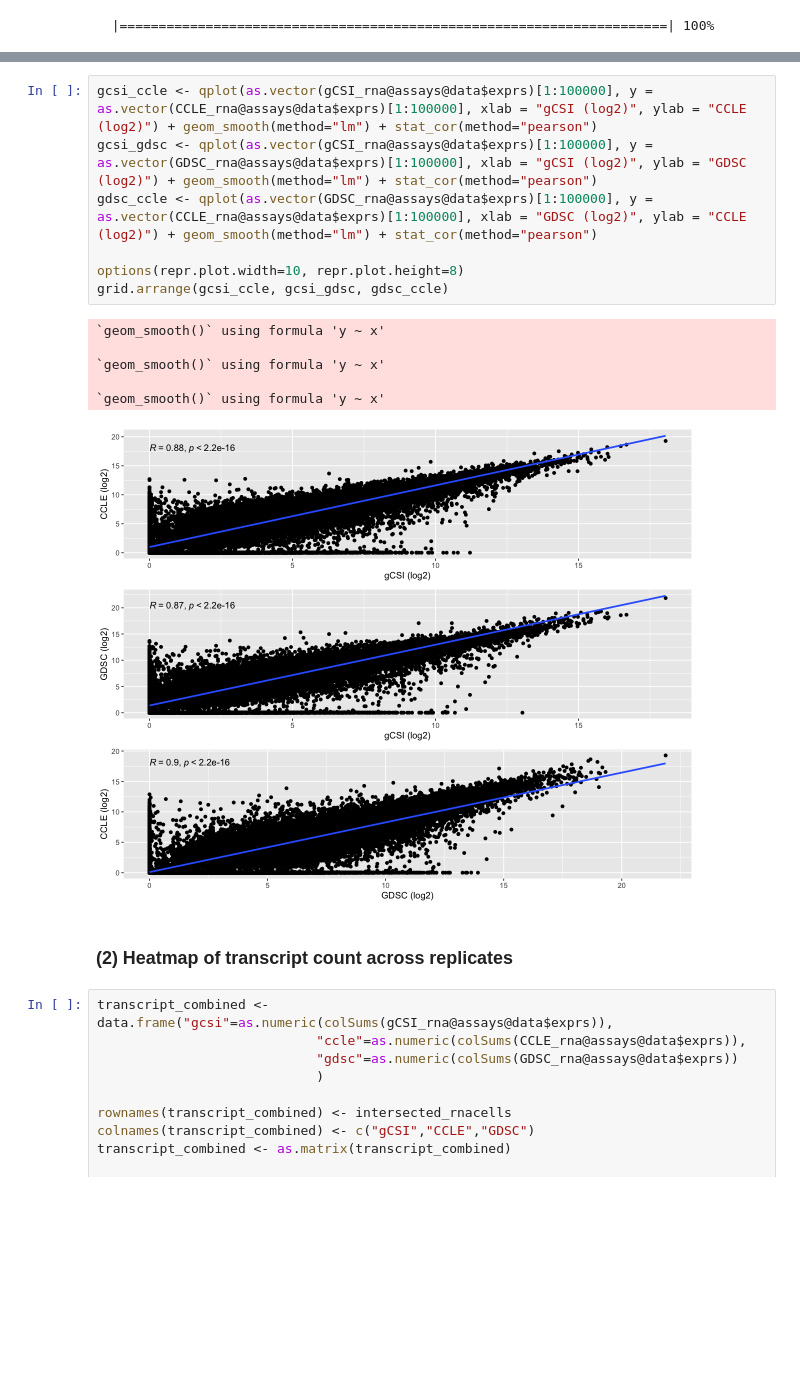
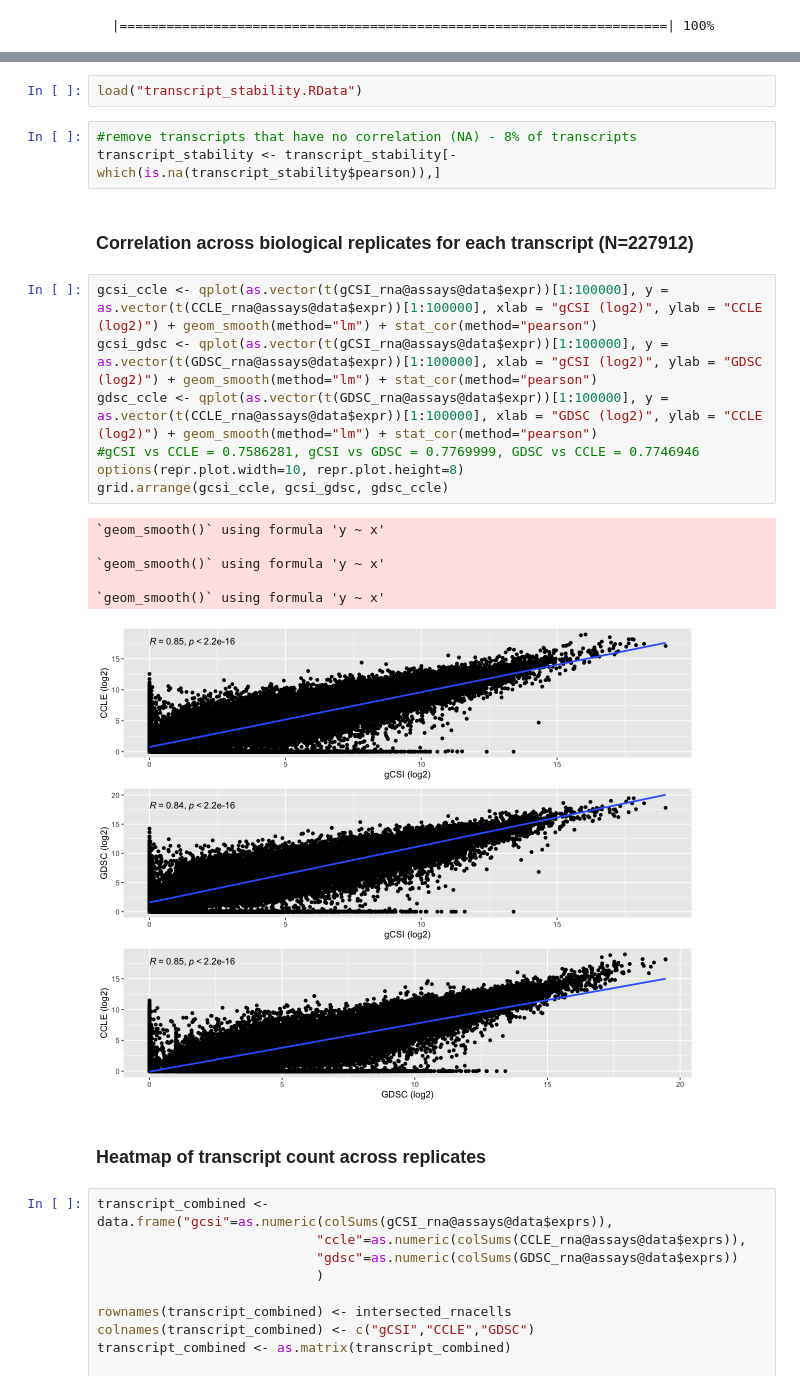
Before and after one commit to anthfm/TranscriptML, a Jupyter notebook: transcript_ML.R.ipynb, the cells around one changed output, grey strips where cells are left out. Cells and saved outputs as stored; diff of their text form; blank space fills up the shorter version.

```diff
--- a/transcript_ML.R.ipynb
+++ b/transcript_ML.R.ipynb
@@ -49,19 +88,26 @@ Summarizing Kallisto_0.46.1.isoforms.counts molecular data for: GDSC_v2
+# %%
+load("transcript_stability.RData")
+# %%
+#remove transcripts that have no correlation (NA) - 8% of transcripts
+transcript_stability <- transcript_stability[-which(is.na(transcript_stability$pearson)),]
+# %% [markdown]
+### Correlation across biological replicates for each transcript (N=227912)
 # %%
-gcsi_ccle <- qplot(as.vector(gCSI_rna@assays@data$exprs)[1:100000], y = as.vector(CCLE_rna@assays@data$exprs)[1:100000], xlab = "gCSI (log2)", ylab = "CCLE (log2)") + geom_smooth(method="lm") + stat_cor(method="pearson")
-gcsi_gdsc <- qplot(as.vector(gCSI_rna@assays@data$exprs)[1:100000], y = as.vector(GDSC_rna@assays@data$exprs)[1:100000], xlab = "gCSI (log2)", ylab = "GDSC (log2)") + geom_smooth(method="lm") + stat_cor(method="pearson")
-gdsc_ccle <- qplot(as.vector(GDSC_rna@assays@data$exprs)[1:100000], y = as.vector(CCLE_rna@assays@data$exprs)[1:100000], xlab = "GDSC (log2)", ylab = "CCLE (log2)") + geom_smooth(method="lm") + stat_cor(method="pearson")
-
+gcsi_ccle <- qplot(as.vector(t(gCSI_rna@assays@data$expr))[1:100000], y = as.vector(t(CCLE_rna@assays@data$expr))[1:100000], xlab = "gCSI (log2)", ylab = "CCLE (log2)") + geom_smooth(method="lm") + stat_cor(method="pearson")
+gcsi_gdsc <- qplot(as.vector(t(gCSI_rna@assays@data$expr))[1:100000], y = as.vector(t(GDSC_rna@assays@data$expr))[1:100000], xlab = "gCSI (log2)", ylab = "GDSC (log2)") + geom_smooth(method="lm") + stat_cor(method="pearson")
+gdsc_ccle <- qplot(as.vector(t(GDSC_rna@assays@data$expr))[1:100000], y = as.vector(t(CCLE_rna@assays@data$expr))[1:100000], xlab = "GDSC (log2)", ylab = "CCLE (log2)") + geom_smooth(method="lm") + stat_cor(method="pearson")
+#gCSI vs CCLE = 0.7586281, gCSI vs GDSC = 0.7769999, GDSC vs CCLE = 0.7746946
 options(repr.plot.width=10, repr.plot.height=8)
 grid.arrange(gcsi_ccle, gcsi_gdsc, gdsc_ccle)
 # %% [output]
 `geom_smooth()` using formula 'y ~ x'
 
 `geom_smooth()` using formula 'y ~ x'
 
 `geom_smooth()` using formula 'y ~ x'
-[figure, old version]
+[figure, new version]
 # %% [markdown]
-### (2) Heatmap of transcript count across replicates
+### Heatmap of transcript count across replicates
 # %%
 transcript_combined <- data.frame("gcsi"=as.numeric(colSums(gCSI_rna@assays@data$exprs)),
                             "ccle"=as.numeric(colSums(CCLE_rna@assays@data$exprs)),
```
Also changed, not shown: parts of 38 cells of this notebook.
